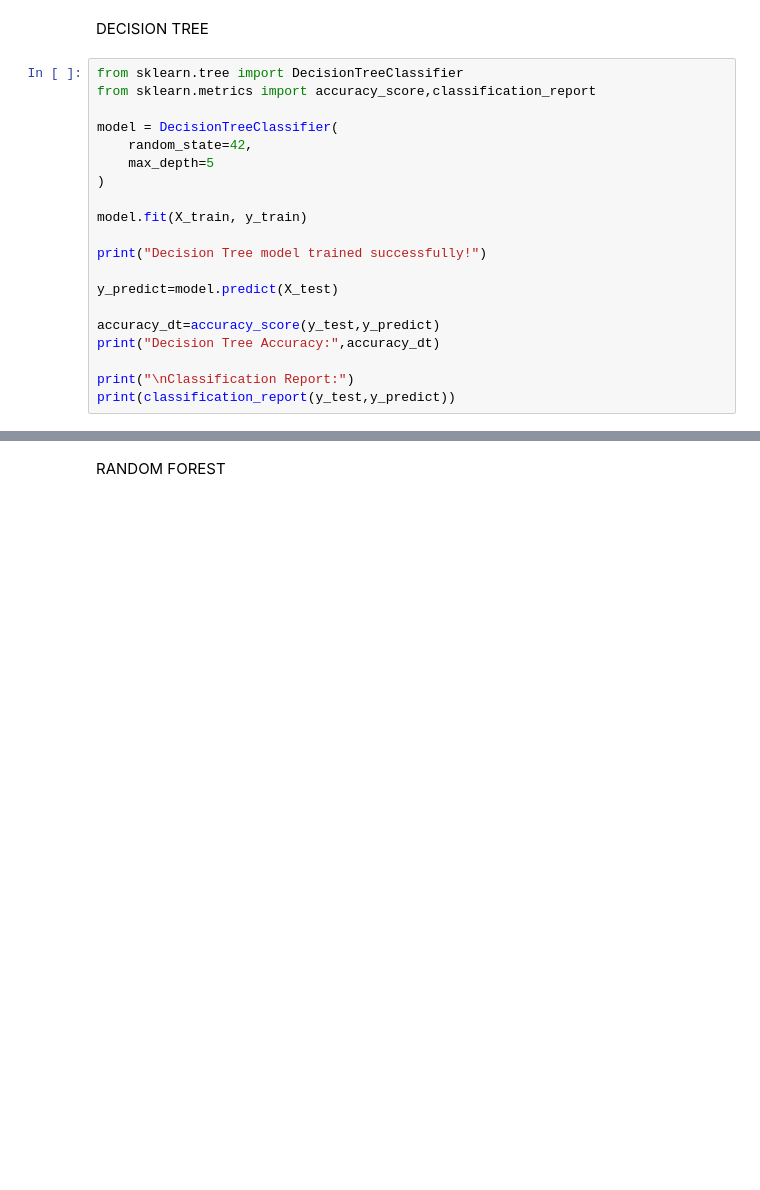
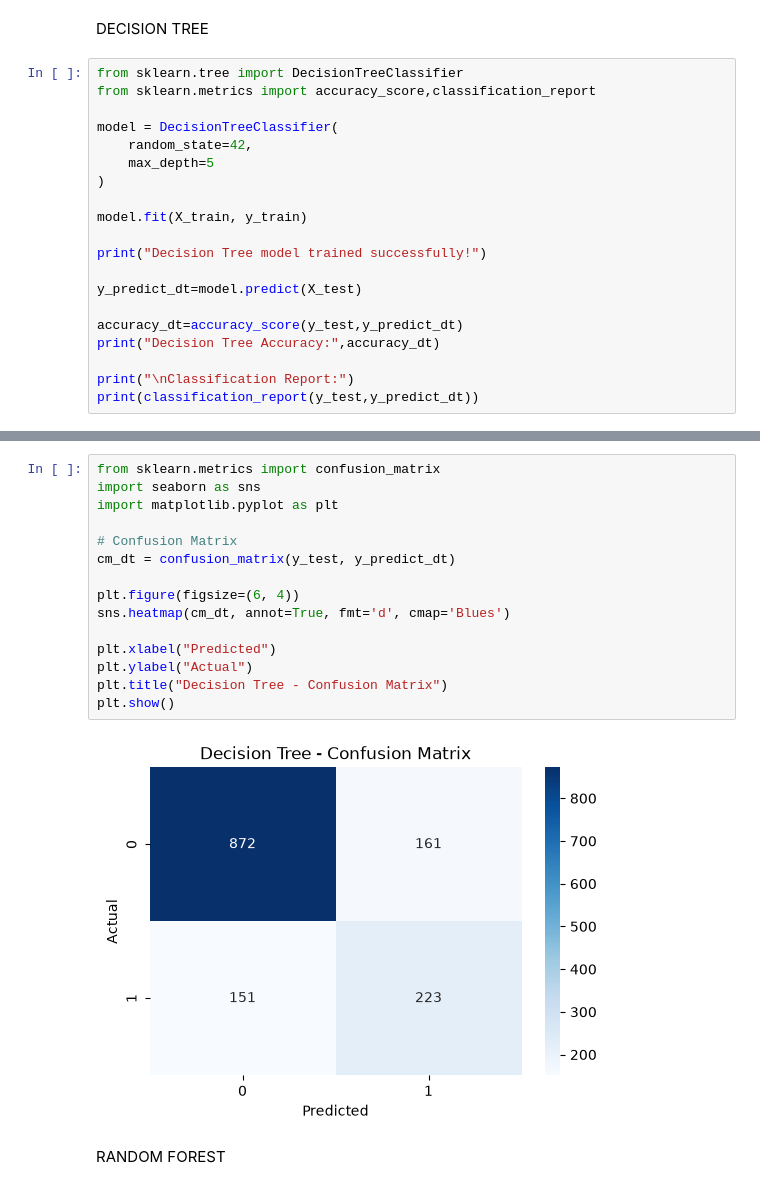
Before and after one commit to Suh-2223/Customer-Churn-Prediction, a Jupyter notebook: notebooks/01_eda.ipynb, the cells around one changed output, grey strips where cells are left out. Drawn from its saved outputs; the diff is of its cells as text; blank space fills up the shorter version.

```diff
--- a/notebooks/01_eda.ipynb
+++ b/notebooks/01_eda.ipynb
@@ -422,10 +438,10 @@ model.fit(X_train, y_train)
 
 print("Decision Tree model trained successfully!")
 
-y_predict=model.predict(X_test)
+y_predict_dt=model.predict(X_test)
 
-accuracy_dt=accuracy_score(y_test,y_predict)
+accuracy_dt=accuracy_score(y_test,y_predict_dt)
 print("Decision Tree Accuracy:",accuracy_dt)
 
 print("\nClassification Report:")
-print(classification_report(y_test,y_predict))
+print(classification_report(y_test,y_predict_dt))
@@ -432,3 +461,20 @@ print(classification_report(y_test,y_predict))
+# %%
+from sklearn.metrics import confusion_matrix
+import seaborn as sns
+import matplotlib.pyplot as plt
+
+# Confusion Matrix
+cm_dt = confusion_matrix(y_test, y_predict_dt)
+
+plt.figure(figsize=(6, 4))
+sns.heatmap(cm_dt, annot=True, fmt='d', cmap='Blues')
+
+plt.xlabel("Predicted")
+plt.ylabel("Actual")
+plt.title("Decision Tree - Confusion Matrix")
+plt.show()
+# %% [output]
+[figure, added]
 # %% [markdown]
 RANDOM FOREST
 # %%
```
Also changed, not shown: parts of 19 cells of this notebook, 3 other files.
